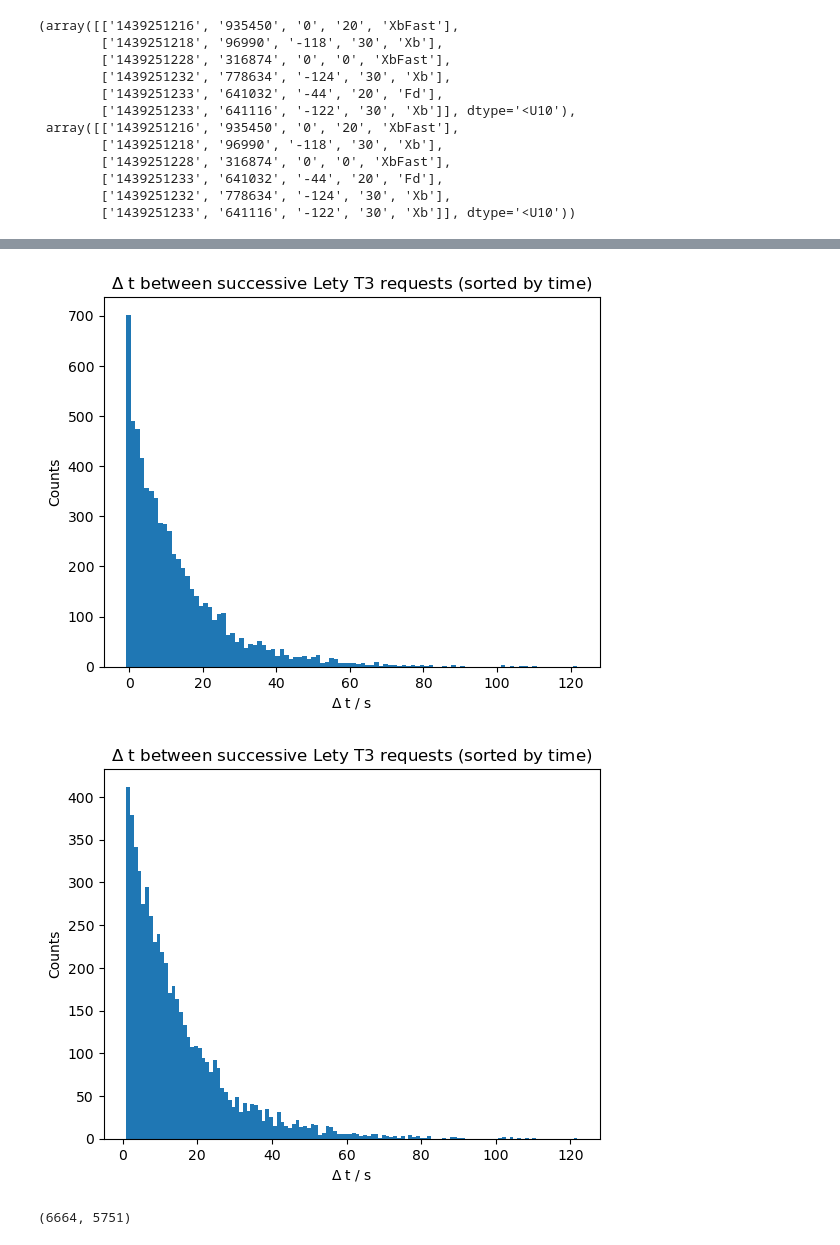
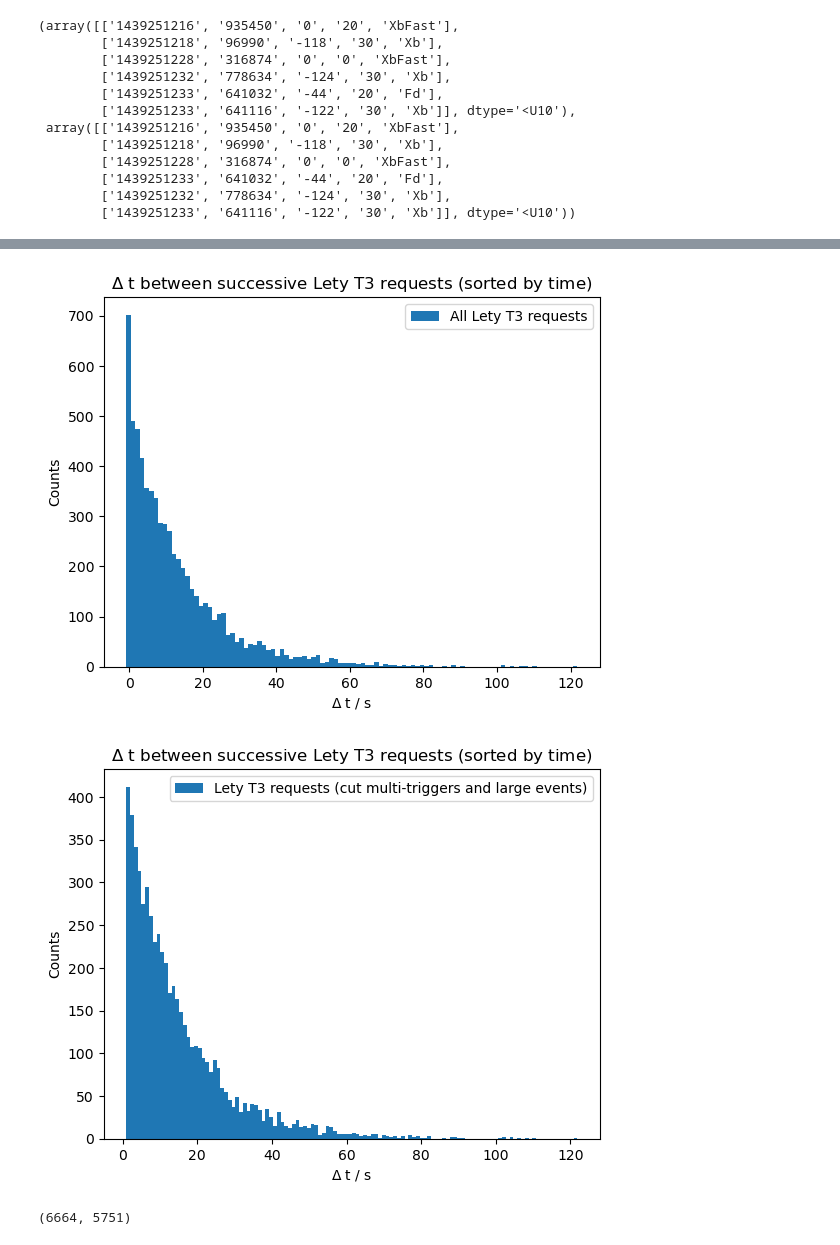
Before and after one commit to bflaggs/iklogParser, a Jupyter notebook: testMultiTriggers/CompareMultiTriggers.ipynb, the cells around one changed output, grey strips where cells are left out. Drawn from its saved outputs; the diff is of its cells as text; code cells hidden in the pictures.

```diff
--- a/testMultiTriggers/CompareMultiTriggers.ipynb
+++ b/testMultiTriggers/CompareMultiTriggers.ipynb
@@ -178,17 +180,19 @@ plt.hist(delta_ts_sorted, bins=100, label="All Lety T3 requests")
 plt.xlabel(r"$\Delta$ t / s")
 plt.ylabel("Counts")
 plt.title(r"$\Delta$ t between successive Lety T3 requests (sorted by time)")
+plt.legend()
 plt.show()
 # %% [output]
-[figure, old version]
+[figure, new version]
 # %%
 plt.hist(delta_ts_cutMulti_sorted, bins=120, label="Lety T3 requests (cut multi-triggers and large events)")
 plt.xlabel(r"$\Delta$ t / s")
 plt.ylabel("Counts")
 plt.title(r"$\Delta$ t between successive Lety T3 requests (sorted by time)")
+plt.legend()
 plt.show()
 # %% [output]
-[figure, old version]
+[figure, new version]
 # %%
 len(delta_ts_sorted), len(delta_ts_cutMulti_sorted)
 # %% [output]
```
Also changed, not shown: parts of 4 cells of this notebook.
